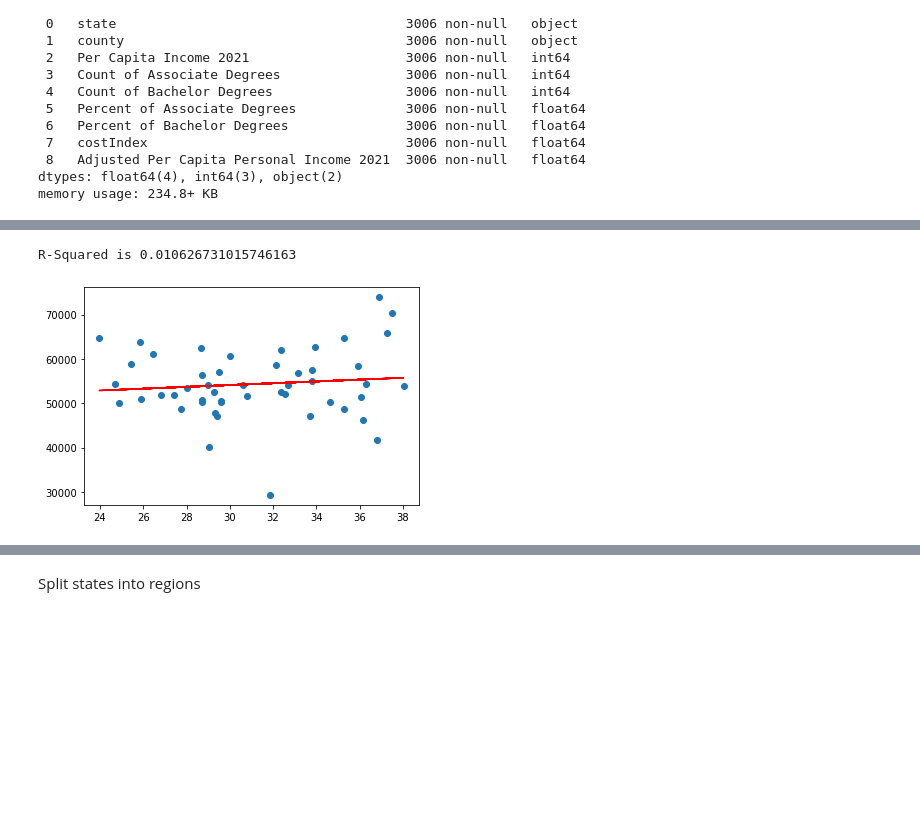
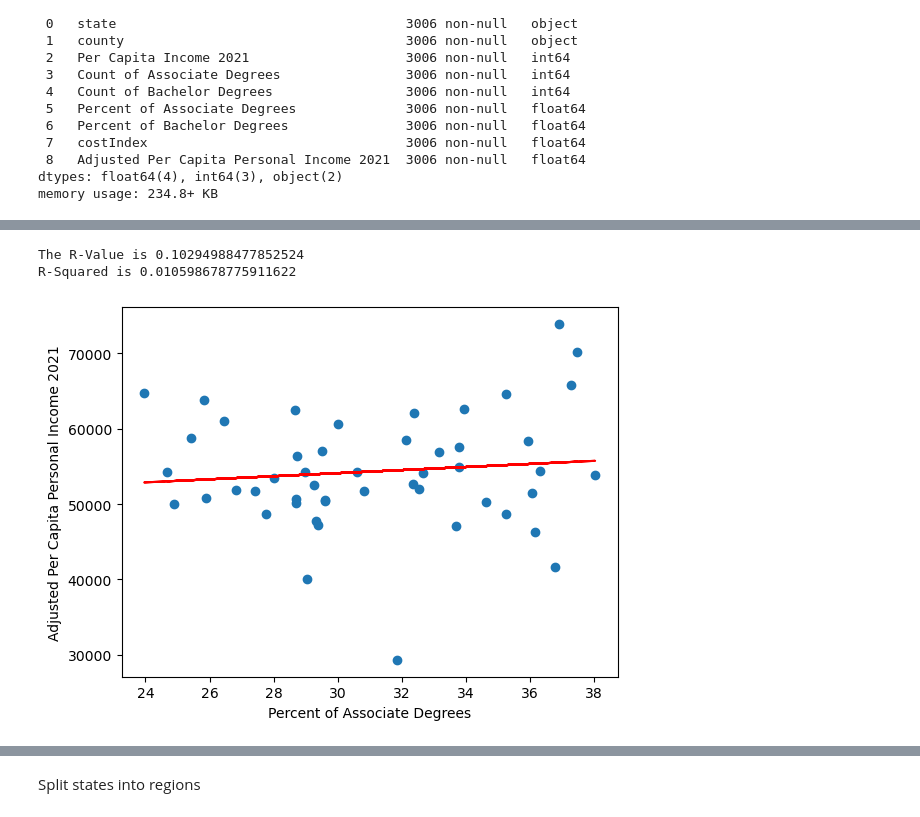
Before and after one commit to Amyebaker/Project1, a Jupyter notebook: Project test-updated.ipynb, the cells around one changed output, grey strips where cells are left out. Drawn from its saved outputs; the diff is of its cells as text; code cells hidden in the pictures; blank space fills up the shorter version.

Commit message:
added additional column and code

```diff
--- a/Project test-updated.ipynb
+++ b/Project test-updated.ipynb
@@ -226,8 +226,15 @@ Data columns (total 9 columns):
  8   Adjusted Per Capita Personal Income 2021  3006 non-null   float64
 dtypes: float64(4), int64(3), object(2)
 memory usage: 234.8+ KB
+# %%
+# adding column for no college percent
+final_df['Percent of No College'] = \
+100 - final_df['Percent of Associate Degrees'] - final_df['Percent of Bachelor Degrees']
+# %%
+# rearranging columns
+final_df = final_df.iloc[:,[0,1,2,8,3,4,9,5,6,7]]
 # %%
 # Using the group by to find the averages by state
-state_avgs = final_df.groupby(["state"]).mean()
+state_avgs = round(final_df.groupby(["state"]).mean(),2)
 state_avgs.head()
 # %% [output]
@@ -245,9 +270,13 @@ y_pred = slope*state_avgs["Percent of Associate Degrees"]+interecept
 # %%
 plt.scatter(state_avgs["Percent of Associate Degrees"],state_avgs["Adjusted Per Capita Personal Income 2021"])
 plt.plot(state_avgs["Percent of Associate Degrees"],y_pred,color="red")
+plt.xlabel("Percent of Associate Degrees")
+plt.ylabel("Adjusted Per Capita Personal Income 2021")
+print(f'The R-Value is {rvalue}')
 print(f'R-Squared is {rvalue**2}')
 plt.show()
 # %% [output]
-R-Squared is 0.010626731015746163
+The R-Value is 0.10294988477852524
+R-Squared is 0.010598678775911622
-[figure, old version]
+[figure, new version]
 # %%
```
Also changed, not shown: parts of 6 cells of this notebook, 1 other file.
